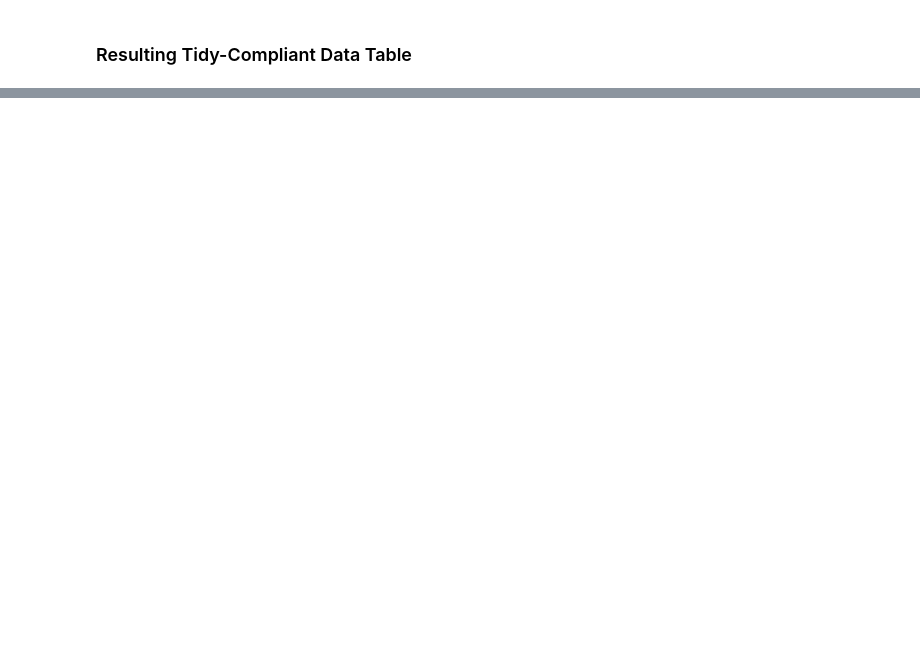
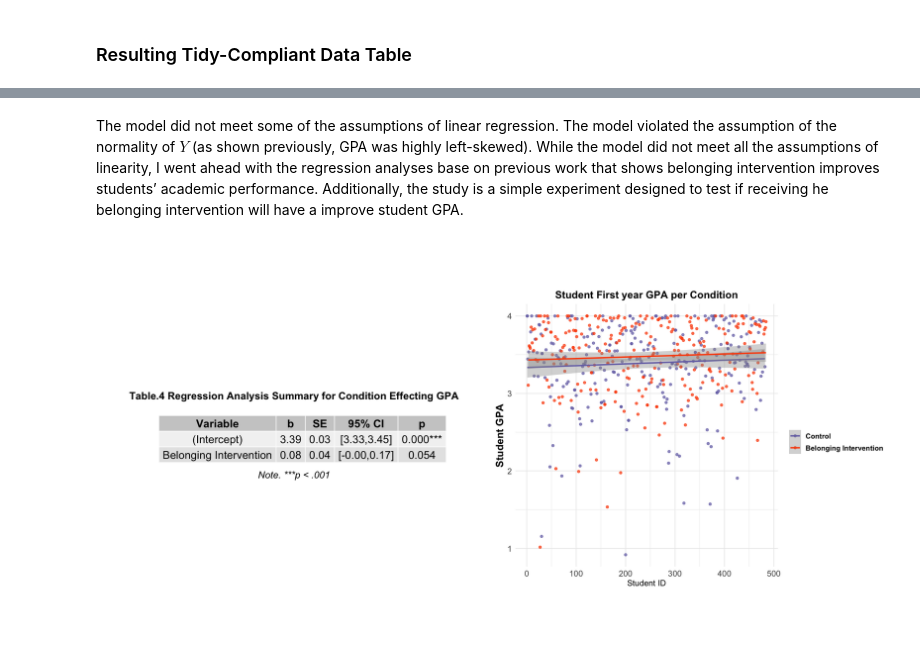
Before and after one commit to sadtangerine/Elie_DSPN_S22, a Jupyter notebook: Final_Project/Elie_DSPN_S22_FinalProject.ipynb, the cells around one changed output, grey strips where cells are left out. Saved outputs shown, nothing was run; the diff lists cells and outputs as text; code cells hidden in the pictures; blank space fills up the shorter version.

```diff
--- a/Final_Project/Elie_DSPN_S22_FinalProject.ipynb
+++ b/Final_Project/Elie_DSPN_S22_FinalProject.ipynb
@@ -194,0 +345,45 @@ $$ Y_{GPA} = { \beta}_0 + { \beta}_1X_{Sense\,of\,Belonging} + { \beta}_2X_{Inte
+# %% [markdown]
+The model did not meet some of the assumptions of linear regression. The model violated the assumption of the normality of $Y$ (as shown previously, GPA was highly left-skewed). While the model did not meet all the assumptions of linearity, I went ahead with the regression analyses base on previous work that shows belonging intervention improves students’ academic performance. Additionally, the study is a simple experiment designed to test if receiving he belonging intervention will have a improve student GPA.
+# %%
+lm.1 = glm(GPA~condition, data=tidydf)
+summary(lm.1) #extracted values
+confint(lm.1, level=.95) #extracted values
+# %%
+glm_table <- data.frame(variable = c("(Intercept)", "Belonging Intervention"),
+                        b = c("3.39","0.08"),
+                        SE = c("0.03","0.04"),
+                        CI = c("[3.33,3.45]","[-0.00,0.17]"),
+                        p = c("0.000***","0.054"))
+colnames(glm_table) = c("Variable","b", "SE", "95% CI", "p")
+rownames(glm_table) = c(" ","   ")
+glm_table
+# %%
+p5<-ggplot(tidydf, aes(x=EMPLID_H, y= GPA, color=condition)) +
+       geom_point(alpha=0.75) + geom_smooth(method=lm,formula='y~x') +
+       labs(title="Student First year GPA per Condition",
+            x="Student ID",
+            y="Student GPA",
+            color="Condition") +
+       scale_color_manual(name = " ",
+                          values = c("#7570B3", "#FC4E07"),
+                          labels = c("Control", "Belonging Intervention")) +
+       theme_minimal() +
+       theme(text = element_text(size=13,hjust = 0.5, face="bold"),
+             plot.title = element_text(size=15,hjust = .5),
+             axis.title.x = element_text(size=12,hjust = 0.5, face="plain"),
+             axis.text.x = element_text(size=12,hjust = 0.5,face="plain"),
+             axis.text.y = element_text(size=12,hjust = 0.5,face="plain"),
+             axis.title.y = element_text(size=15,hjust = 0.5),
+             aspect.ratio =1)
+# %%
+options(repr.plot.width=16, repr.plot.height=8)
+grid.arrange(
+           tableGrob(glm_table[1:2, 1:5], theme=ttheme_default(16)),
+           p5,
+           nrow=1)
+grid.draw(textGrob("Table.4 Regression Analysis Summary for Condition Effecting GPA",
+                   gp = gpar(fontsize = 15,fontface="bold"), x = unit(.25, "npc"), y = unit(0.61, "npc")))
+grid.draw(textGrob("Note. ***p < .001",
+                   gp = gpar(fontsize = 14,fontface="italic"), x = unit(.25, "npc"), y = unit(0.41, "npc")))
+# %% [output]
+[figure, added]
```
Also changed, not shown: parts of 69 cells of this notebook.
